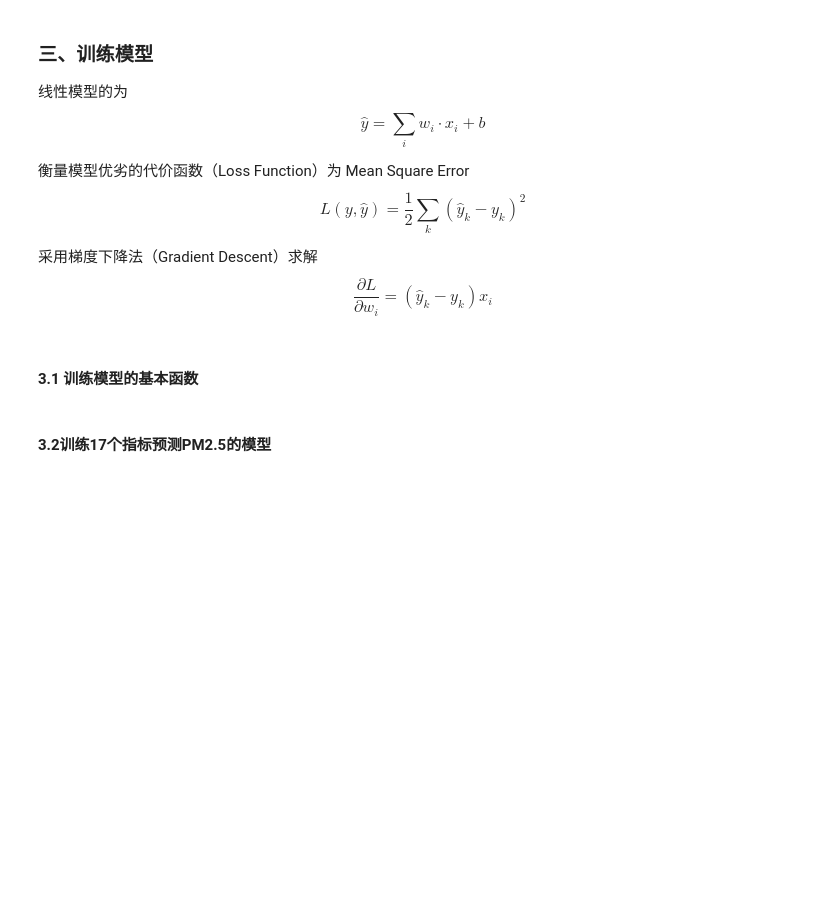
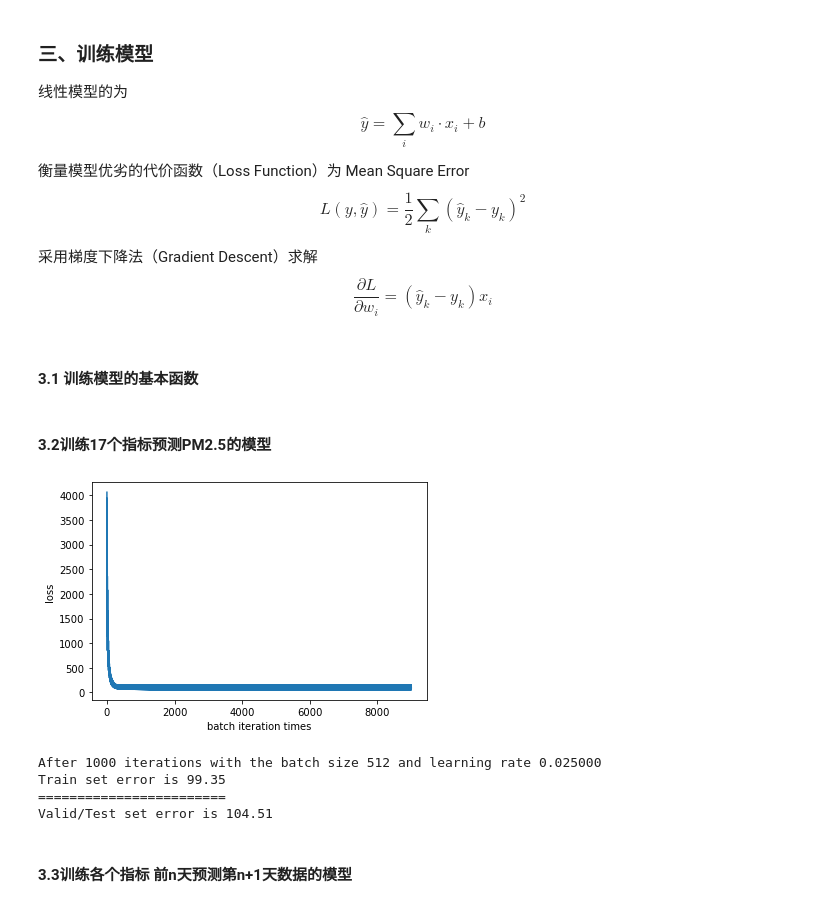
Before and after one commit to B15090815/hung-yi-Lee_2020_spring_ml_homework, a Jupyter notebook: hw_1/Linear_Regression.ipynb, the cells around one changed output. Cells and saved outputs as stored; diff of their text form; code cells hidden in the pictures; blank space fills up the shorter version.

```diff
--- a/hw_1/Linear_Regression.ipynb
+++ b/hw_1/Linear_Regression.ipynb
@@ -294,14 +272,40 @@ def test_error(w, b, tx, ty):
 # %% [markdown]
 #### 3.2训练17个指标预测PM2.5的模型
-# %%
-def main():
-    w, b = initialize_parameter(17)
-    data_path = 'data/train.csv'
-    x,y = load_from_csv(data_path)
-    x = normalization(x)
-    y = normalization(y)
-    alpha = 0.025
-    iteration = 1000
-    batch_size = 512
-    w,b = train(w, b, x, y,alpha,iteration,batch_size)
-    print('========================')
+# %%
+def main(dim, Xtrain_p, Ytrain_p, Xvalid_p, Yvalid_p,
+         alpha=0.025, iteration=1000, batch_size=256):
+    w, b = initialize_parameter(dim)
+    Xtrain = np.load(Xtrain_p)
+    Ytrian = np.load(Ytrain_p)
+
+    w,b = train(w, b, Xtrain, Ytrian,alpha,iteration,batch_size)
+    print('========================')
+
+    Xvalid = np.load(Xvalid_p)
+    Yvalid = np.load(Yvalid_p)
+    test_error(w, b, Xvalid, Yvalid)
+
+    return w,b
+# %%
+dim = 17
+prefix = 'data/17_pm25/'
+
+Xtrain = prefix + 'Xtrain.npy'
+Ytrain = prefix + 'Ytrain.npy'
+
+
+alpha = 0.025
+iteration = 1000
+batch_size = 512
+
+Xvalid = prefix + 'Xvalid.npy'
+Yvalid = prefix + 'Yvalid.npy'
+
+
+w, b = main(dim, Xtrain, Ytrain, Xvalid, Yvalid, alpha, iteration, batch_size)
+# %% [output]
+[figure, added]
+After 1000 iterations with the batch size 512 and learning rate 0.025000
+Train set error is 99.35
+========================
+Valid/Test set error is 104.51
@@ -307,0 +318,2 @@ def main():
+# %% [markdown]
+#### 3.3训练各个指标 前n天预测第n+1天数据的模型
```
Also changed, not shown: parts of 27 cells of this notebook, 1 other file.
